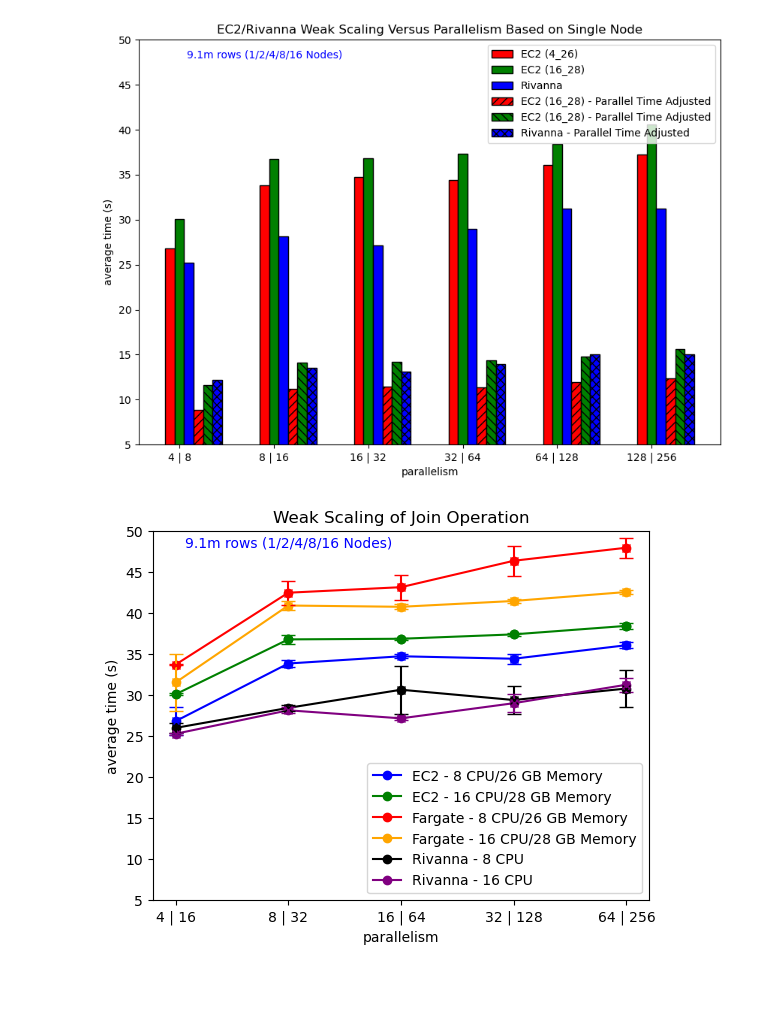
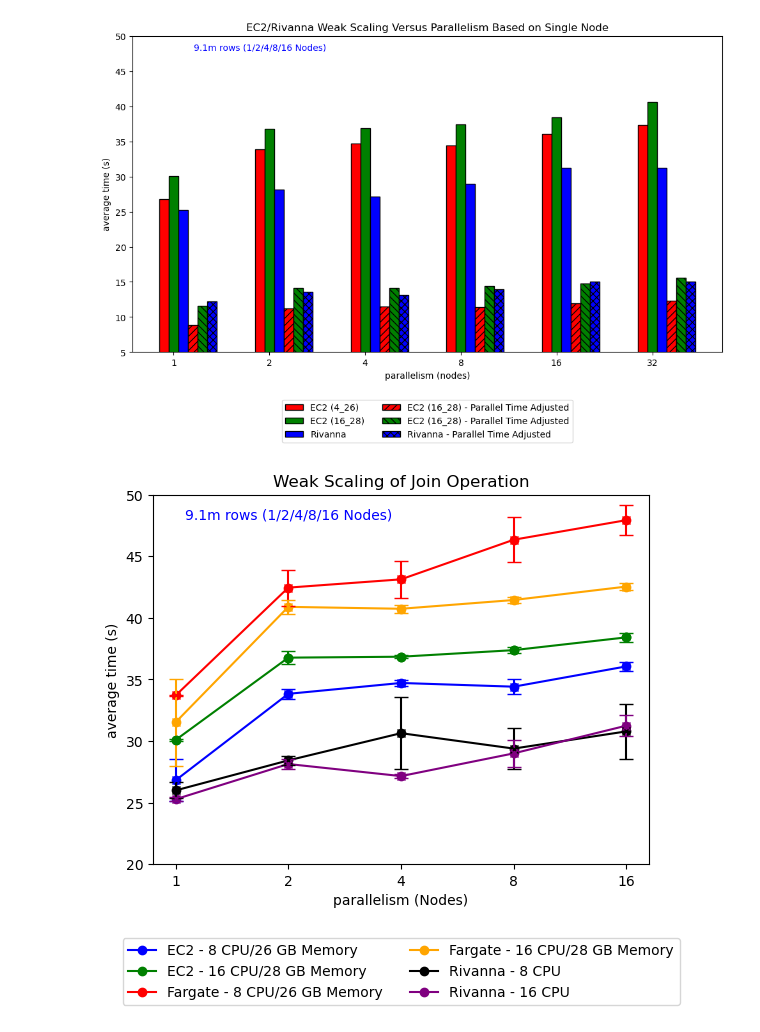
Before and after one commit to mstaylor/cylon, a Jupyter notebook: target/aws/scripts/notebooks/Join_Weak_Scaling_quals2.ipynb, the cells around one changed output. Drawn from its saved outputs; the diff is of its cells as text; code cells hidden in the pictures; blank space fills up the shorter version.

```diff
--- a/target/aws/scripts/notebooks/Join_Weak_Scaling_quals2.ipynb
+++ b/target/aws/scripts/notebooks/Join_Weak_Scaling_quals2.ipynb
@@ -171,7 +326,7 @@ import matplotlib.pyplot as plt
 import numpy as np
 
 # Given data
-world_size = ['4 | 8', '8 | 16', '16 | 32', '32 | 64', '64 | 128', '128 | 256']
+world_size = ['1', '2', '4', '8', '16', '32']
 ec2_4_26 = [26.80001503, 33.82108727, 34.70261905, 34.40150503, 36.04979236, 37.27805637]
 ec2_16_28 = [30.07260311, 36.75810435, 36.8333492, 37.36801396, 38.40536711, 40.62146824]
 fargate_4_26 = [33.68554413, 42.44095802, 43.11394629, 46.3293512, 47.92054052, 49.26676557]
@@ -216,41 +371,42 @@ plt.bar(br6, rivanna_16_2,  color = 'b', width = barWidth,
 
 # Create a line chart
 #plt.plot(world_size, ec2_4_26, marker='o', color='b', label='EC2 - 8 CPU/26 GB Memory')
 #plt.plot(world_size, ec2_16_28, marker='o', color='g', label='EC2 - 16 CPU/28 GB Memory')
 #plt.plot(world_size, fargate_4_26, marker='o', color='r', label='Fargate - 8 CPU/26 GB Memory')
 #plt.plot(world_size, fargate_16_28, marker='o', color='orange', label='Fargate - 16 CPU/28 GB Memory')
 #plt.plot(world_size, rivanna_8, marker='o', color='black', label='Rivanna - 8 CPU')
 #plt.plot(world_size, rivanna_16, marker='o', color='purple', label='Rivanna - 16 CPU')
 
 
 custom_text = "9.1m rows (1/2/4/8/16 Nodes)"
 plt.text(1, 48, custom_text, fontsize=10, color='blue', ha='center')
 
 plt.ylim(5, 50)
 
 #plt.xticks(world_size)
 plt.xticks([r + barWidth for r in range(len(world_size))],
         world_size)
 
 # Add labels and title
-plt.xlabel('parallelism')
+plt.xlabel('parallelism (nodes)')
 plt.ylabel('average time (s)')
 plt.title('EC2/Rivanna Weak Scaling Versus Parallelism Based on Single Node')
 
 # Add a legend
-plt.legend(loc = 'upper right')
+plt.legend(loc="lower center", bbox_to_anchor=(0.5, -0.3), ncol=2)
+plt.tight_layout()
 
 plt.savefig('join-w-scaling-adjusted.svg', format='svg')
 
 # Display the chart
 plt.show()
 # %% [output]
-[figure, old version]
+[figure, new version]
 # %%
 import matplotlib.pyplot as plt
 
 # Given data
-world_size = ['4 | 16', '8 | 32', '16 | 64', '32 | 128', '64 | 256']
+world_size = ['1', '2', '4', '8', '16']
 ec2_4_26 = [26.80001503, 33.82108727, 34.70261905, 34.40150503, 36.04979236]
 ec2_16_28 = [30.07260311, 36.75810435, 36.8333492, 37.36801396, 38.40536711]
 fargate_4_26 = [33.68554413, 42.44095802, 43.11394629, 46.3293512, 47.92054052]
@@ -283,24 +439,24 @@ plt.errorbar(world_size, rivanna_16, yerr=rivanna_16_err, fmt='x', color='purple
 custom_text = "9.1m rows (1/2/4/8/16 Nodes)"
 plt.text(1, 48, custom_text, fontsize=10, color='blue', ha='center')
 
-plt.ylim(5, 50)
+plt.ylim(20, 50)
 
 plt.xticks(world_size)
 
 # Add labels and title
-plt.xlabel('parallelism')
+plt.xlabel('parallelism (Nodes)')
 plt.ylabel('average time (s)')
 plt.title('Weak Scaling of Join Operation')
 
 # Add a legend
-plt.legend(loc="lower right")
+plt.legend(loc="lower center", bbox_to_anchor=(0.5, -0.4), ncol=2)
 
 plt.savefig('join-w-scaling.svg', format='svg')
 
 # Display the chart
 plt.show()
 # %% [output]
-[figure, old version]
+[figure, new version]
 # %%
 import matplotlib.pyplot as plt
 
```
Also changed, not shown: parts of 10 cells of this notebook, 1 other file.
